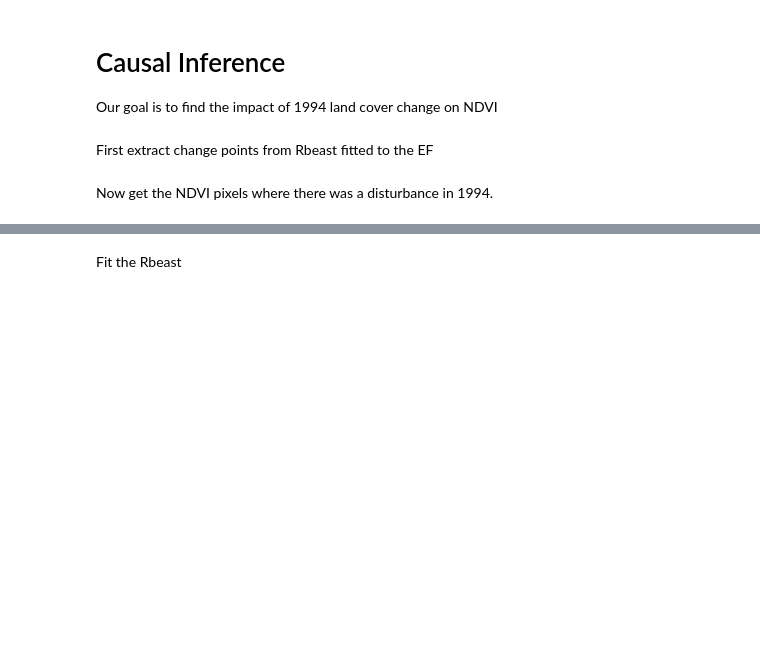
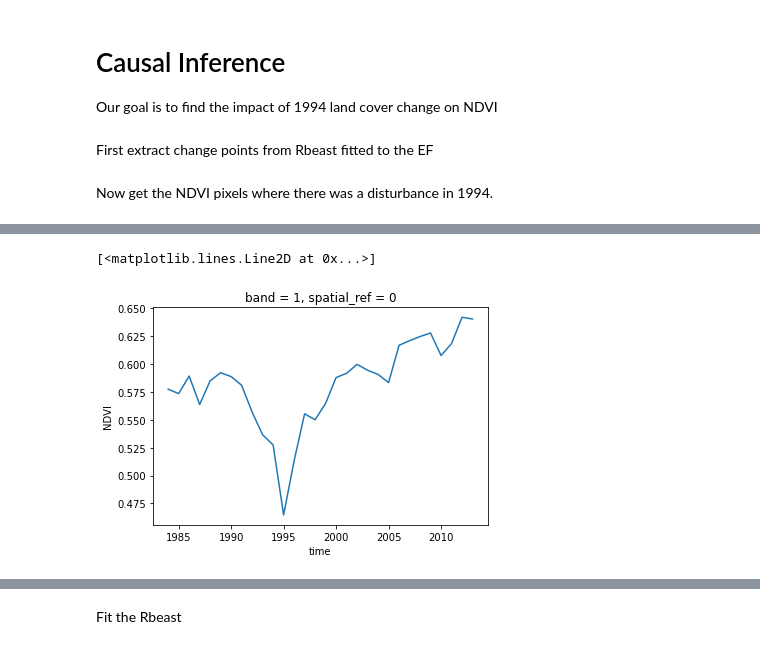
Before and after one commit to hamiddashti/greeness, a Jupyter notebook: codes/src/analyses_v4.ipynb, the cells around one changed output, grey strips where cells are left out. Drawn from its saved outputs; the diff is of its cells as text; code cells hidden in the pictures; blank space fills up the shorter version.

```diff
--- a/codes/src/analyses_v4.ipynb
+++ b/codes/src/analyses_v4.ipynb
@@ -702,0 +724,5 @@ ndvi_changed_1994 = ndvi.where(changed_1994==True)
+# %%
+ndvi_changed_1994.mean(["lat","lon"]).plot()
+# %% [output]
+[<matplotlib.lines.Line2D at 0x...>]
+[figure, added]
```
Also changed, not shown: parts of 25 cells of this notebook, 32 other files.
